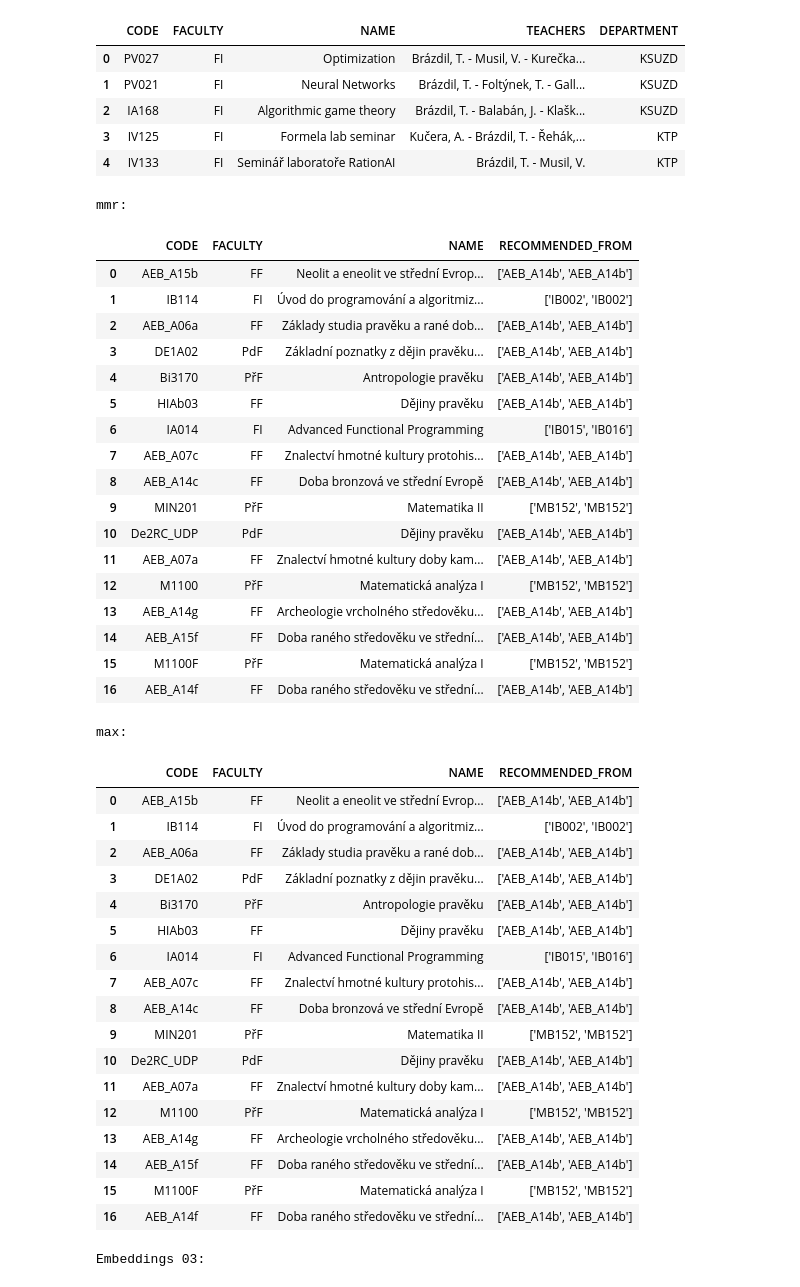
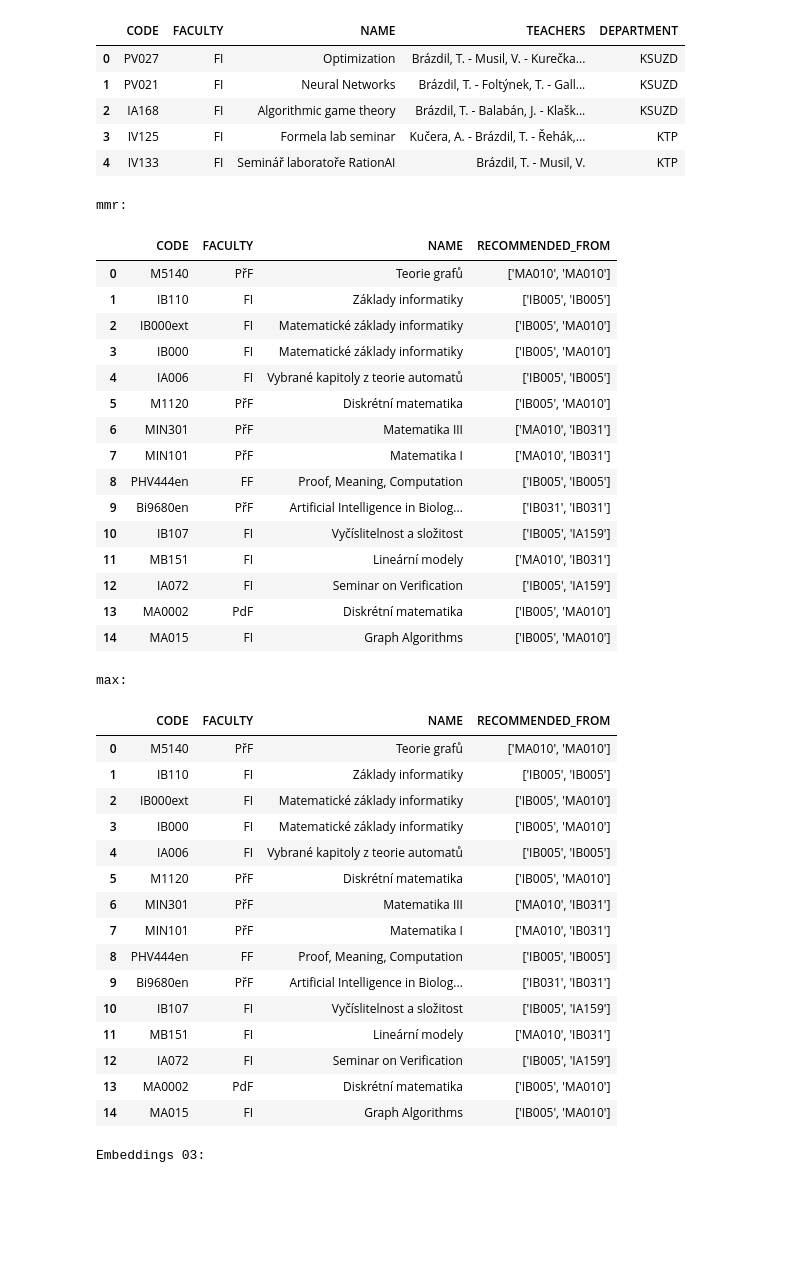
Before and after one commit to tomz197/course-recommender, a Jupyter notebook: notebooks/test_algorithms.ipynb, the cells around one changed output. Saved outputs shown, nothing was run; the diff lists cells and outputs as text; code cells hidden in the pictures; blank space fills up the shorter version.

```diff
--- a/notebooks/test_algorithms.ipynb
+++ b/notebooks/test_algorithms.ipynb
@@ -304,11 +304,11 @@ LIKED_CODES = []
 DISLIKED_CODES = []
 SKIPPED_CODES = []
 
-LIKED_CODES = ["IB015", "IB016", "IB002", "MB152", "AEB_A14b", "DUCIT", "p952"] # Tereza
+# LIKED_CODES = ["IB015", "IB016", "IB002", "MB152", "AEB_A14b", "DUCIT", "p952"] # Tereza
 # LIKED_CODES = ["C7073", "Bi4010", "IB002"] # bioinformatics
 # LIKED_CODES = ["BIp001", "IB002", "IB005"] # bioinformatics
 # DISLIKED_CODES = ["IB000", "PV080"]
-# LIKED_CODES = ["IB005", "MA010", "IA159", "PV021", "IB031"]
+LIKED_CODES = ["IB005", "MA010", "IA159", "PV021", "IB031"]
 
 # LIKED_CODES = ['IB111', "MV008", "IB031"]
 # DISLIKED_CODES = ["PB007"]
@@ -316,69 +316,65 @@ LIKED_CODES = ["IB015", "IB016", "IB002", "MB152", "AEB_A14b", "DUCIT", "p952"]
 rec_mmr = pd.DataFrame(rec_embeddings.recommend_max_with_combinations(
     liked_codes=LIKED_CODES,
     disliked_codes=DISLIKED_CODES,
     skipped_codes=SKIPPED_CODES,
     all_embeds=embeddings,
     courseClient=course_client,
     n=10,
     # lambda_param=0.8
 ))
 
 rec_baseline = pd.DataFrame(rec_embeddings.recommend_max_with_combinations(
     liked_codes=LIKED_CODES,
     disliked_codes=DISLIKED_CODES,
     skipped_codes=SKIPPED_CODES,
     all_embeds=embeddings,
     courseClient=course_client,
     n=10,
     # lambda_param=0.8
 ))
 
 compare_results(
     rec_mmr,
     rec_baseline,
     title1="mmr",
     title2="max",
     columns=["CODE", "FACULTY", "NAME", "RECOMMENDED_FROM"]
 )
 # %% [output]
 mmr:
 |  | CODE | FACULTY | NAME | RECOMMENDED_FROM |
-| 0 | AEB_A15b | FF | Neolit a eneolit ve střední Evrop... | ['AEB_A14b', 'AEB_A14b'] |
-| 1 | IB114 | FI | Úvod do programování a algoritmiz... | ['IB002', 'IB002'] |
-| 2 | AEB_A06a | FF | Základy studia pravěku a rané dob... | ['AEB_A14b', 'AEB_A14b'] |
-| 3 | DE1A02 | PdF | Základní poznatky z dějin pravěku... | ['AEB_A14b', 'AEB_A14b'] |
-| 4 | Bi3170 | PřF | Antropologie pravěku | ['AEB_A14b', 'AEB_A14b'] |
-| 5 | HIAb03 | FF | Dějiny pravěku | ['AEB_A14b', 'AEB_A14b'] |
-| 6 | IA014 | FI | Advanced Functional Programming | ['IB015', 'IB016'] |
-| 7 | AEB_A07c | FF | Znalectví hmotné kultury protohis... | ['AEB_A14b', 'AEB_A14b'] |
-| 8 | AEB_A14c | FF | Doba bronzová ve střední Evropě | ['AEB_A14b', 'AEB_A14b'] |
-| 9 | MIN201 | PřF | Matematika II | ['MB152', 'MB152'] |
-| 10 | De2RC_UDP | PdF | Dějiny pravěku | ['AEB_A14b', 'AEB_A14b'] |
-| 11 | AEB_A07a | FF | Znalectví hmotné kultury doby kam... | ['AEB_A14b', 'AEB_A14b'] |
-| 12 | M1100 | PřF | Matematická analýza I | ['MB152', 'MB152'] |
-| 13 | AEB_A14g | FF | Archeologie vrcholného středověku... | ['AEB_A14b', 'AEB_A14b'] |
-| 14 | AEB_A15f | FF | Doba raného středověku ve střední... | ['AEB_A14b', 'AEB_A14b'] |
-| 15 | M1100F | PřF | Matematická analýza I | ['MB152', 'MB152'] |
-| 16 | AEB_A14f | FF | Doba raného středověku ve střední... | ['AEB_A14b', 'AEB_A14b'] |
+| 0 | M5140 | PřF | Teorie grafů | ['MA010', 'MA010'] |
+| 1 | IB110 | FI | Základy informatiky | ['IB005', 'IB005'] |
+| 2 | IB000ext | FI | Matematické základy informatiky | ['IB005', 'MA010'] |
+| 3 | IB000 | FI | Matematické základy informatiky | ['IB005', 'MA010'] |
+| 4 | IA006 | FI | Vybrané kapitoly z teorie automatů | ['IB005', 'IB005'] |
+| 5 | M1120 | PřF | Diskrétní matematika | ['IB005', 'MA010'] |
+| 6 | MIN301 | PřF | Matematika III | ['MA010', 'IB031'] |
+| 7 | MIN101 | PřF | Matematika I | ['MA010', 'IB031'] |
+| 8 | PHV444en | FF | Proof, Meaning, Computation | ['IB005', 'IB005'] |
+| 9 | Bi9680en | PřF | Artificial Intelligence in Biolog... | ['IB031', 'IB031'] |
+| 10 | IB107 | FI | Vyčíslitelnost a složitost | ['IB005', 'IA159'] |
+| 11 | MB151 | FI | Lineární modely | ['MA010', 'IB031'] |
+| 12 | IA072 | FI | Seminar on Verification | ['IB005', 'IA159'] |
+| 13 | MA0002 | PdF | Diskrétní matematika | ['IB005', 'MA010'] |
+| 14 | MA015 | FI | Graph Algorithms | ['IB005', 'MA010'] |
 max:
 |  | CODE | FACULTY | NAME | RECOMMENDED_FROM |
-| 0 | AEB_A15b | FF | Neolit a eneolit ve střední Evrop... | ['AEB_A14b', 'AEB_A14b'] |
-| 1 | IB114 | FI | Úvod do programování a algoritmiz... | ['IB002', 'IB002'] |
-| 2 | AEB_A06a | FF | Základy studia pravěku a rané dob... | ['AEB_A14b', 'AEB_A14b'] |
-| 3 | DE1A02 | PdF | Základní poznatky z dějin pravěku... | ['AEB_A14b', 'AEB_A14b'] |
-| 4 | Bi3170 | PřF | Antropologie pravěku | ['AEB_A14b', 'AEB_A14b'] |
-| 5 | HIAb03 | FF | Dějiny pravěku | ['AEB_A14b', 'AEB_A14b'] |
-| 6 | IA014 | FI | Advanced Functional Programming | ['IB015', 'IB016'] |
-| 7 | AEB_A07c | FF | Znalectví hmotné kultury protohis... | ['AEB_A14b', 'AEB_A14b'] |
-| 8 | AEB_A14c | FF | Doba bronzová ve střední Evropě | ['AEB_A14b', 'AEB_A14b'] |
-| 9 | MIN201 | PřF | Matematika II | ['MB152', 'MB152'] |
-| 10 | De2RC_UDP | PdF | Dějiny pravěku | ['AEB_A14b', 'AEB_A14b'] |
-| 11 | AEB_A07a | FF | Znalectví hmotné kultury doby kam... | ['AEB_A14b', 'AEB_A14b'] |
-| 12 | M1100 | PřF | Matematická analýza I | ['MB152', 'MB152'] |
-| 13 | AEB_A14g | FF | Archeologie vrcholného středověku... | ['AEB_A14b', 'AEB_A14b'] |
-| 14 | AEB_A15f | FF | Doba raného středověku ve střední... | ['AEB_A14b', 'AEB_A14b'] |
-| 15 | M1100F | PřF | Matematická analýza I | ['MB152', 'MB152'] |
-| 16 | AEB_A14f | FF | Doba raného středověku ve střední... | ['AEB_A14b', 'AEB_A14b'] |
+| 0 | M5140 | PřF | Teorie grafů | ['MA010', 'MA010'] |
+| 1 | IB110 | FI | Základy informatiky | ['IB005', 'IB005'] |
+| 2 | IB000ext | FI | Matematické základy informatiky | ['IB005', 'MA010'] |
+| 3 | IB000 | FI | Matematické základy informatiky | ['IB005', 'MA010'] |
+| 4 | IA006 | FI | Vybrané kapitoly z teorie automatů | ['IB005', 'IB005'] |
+| 5 | M1120 | PřF | Diskrétní matematika | ['IB005', 'MA010'] |
+| 6 | MIN301 | PřF | Matematika III | ['MA010', 'IB031'] |
+| 7 | MIN101 | PřF | Matematika I | ['MA010', 'IB031'] |
+| 8 | PHV444en | FF | Proof, Meaning, Computation | ['IB005', 'IB005'] |
+| 9 | Bi9680en | PřF | Artificial Intelligence in Biolog... | ['IB031', 'IB031'] |
+| 10 | IB107 | FI | Vyčíslitelnost a složitost | ['IB005', 'IA159'] |
+| 11 | MB151 | FI | Lineární modely | ['MA010', 'IB031'] |
+| 12 | IA072 | FI | Seminar on Verification | ['IB005', 'IA159'] |
+| 13 | MA0002 | PdF | Diskrétní matematika | ['IB005', 'MA010'] |
+| 14 | MA015 | FI | Graph Algorithms | ['IB005', 'MA010'] |
 # %%
 # Compare embeddings
 
```
Also changed, not shown: parts of 1 cell of this notebook, 1 other file.
